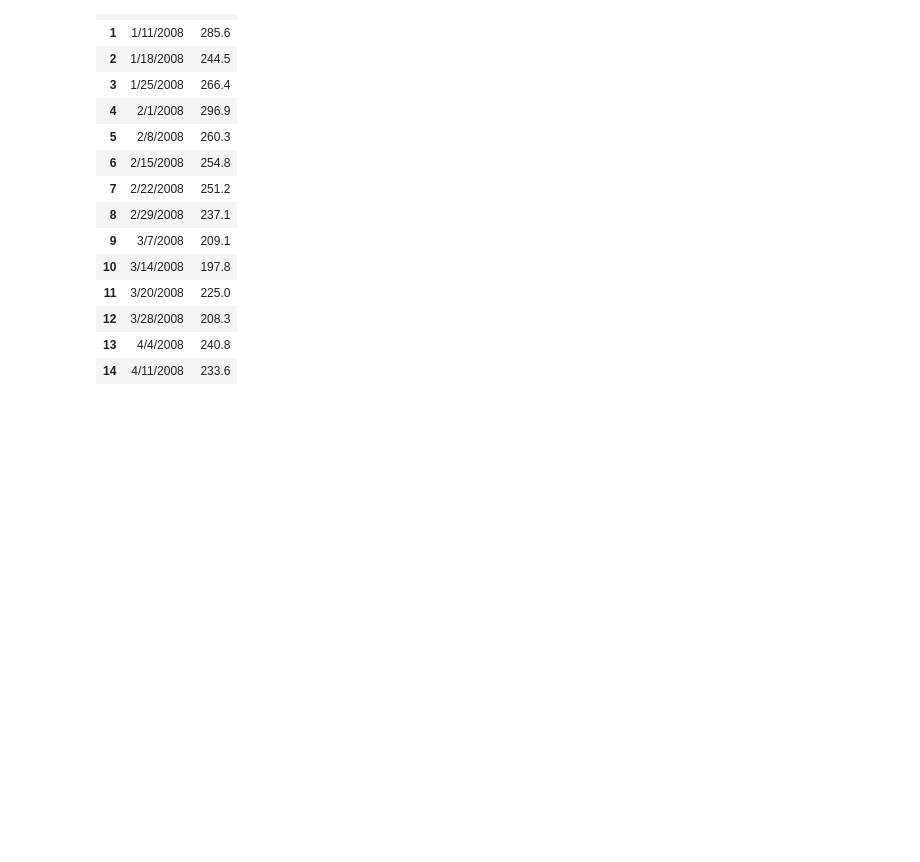
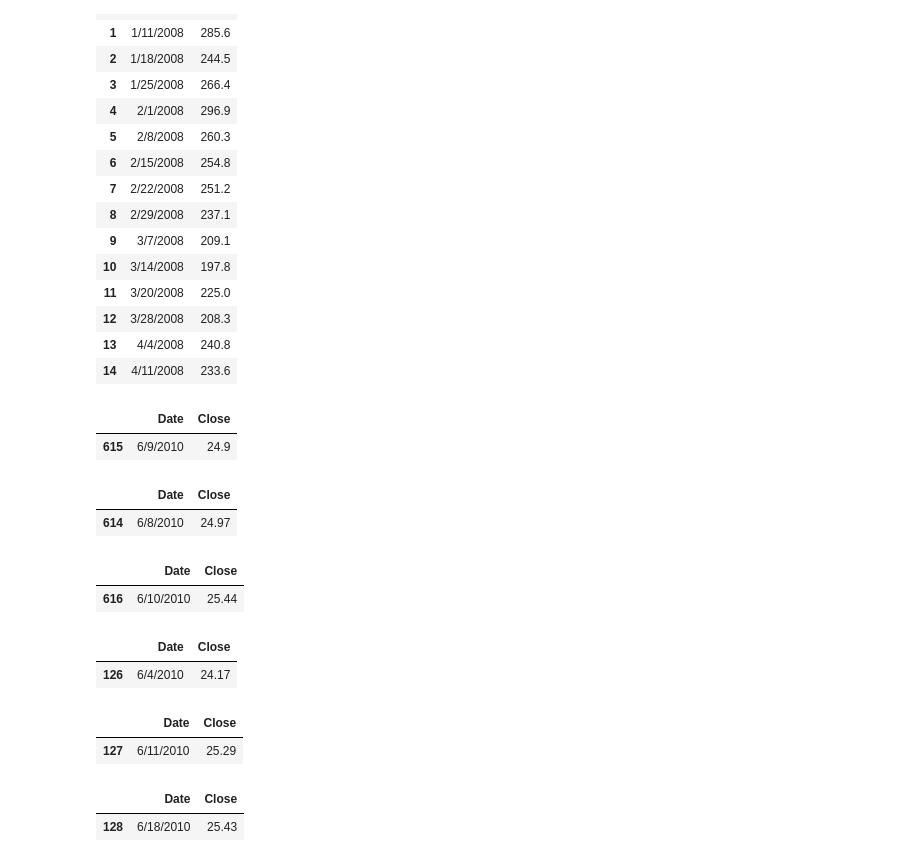
Before and after one commit to chaka37/Project1, a Jupyter notebook: notebooks/tempest.ipynb, the cells around one changed output. Drawn from its saved outputs; the diff is of its cells as text; code cells hidden in the pictures; blank space fills up the shorter version.

Commit message:
Slicing at&t stock data and citigroup data as well. Not quite finished. Felt the need to push.

```diff
--- a/notebooks/tempest.ipynb
+++ b/notebooks/tempest.ipynb
@@ -502,3 +503,45 @@ citi_weekly.head(15)
 | 12 | 3/28/2008 | 208.3 |
 | 13 | 4/4/2008 | 240.8 |
 | 14 | 4/11/2008 | 233.6 |
+# %%
+#locate date made public and call
+att_breach1 = att_daily.loc[att_daily["Date"] == "6/9/2010"]
+att_breach1
+# %% [output]
+|  | Date | Close |
+| 615 | 6/9/2010 | 24.9 |
+# %%
+# closing price of day before breach announcement
+att_breach1_b4 = att_daily.loc[att_daily["Date"] == "6/8/2010"]
+att_breach1_b4
+# %% [output]
+|  | Date | Close |
+| 614 | 6/8/2010 | 24.97 |
+# %%
+#closing price of day after breach announcement
+att_breach1_after = att_daily.loc[att_daily["Date"] == "6/10/2010"]
+att_breach1_after
+# %% [output]
+|  | Date | Close |
+| 616 | 6/10/2010 | 25.44 |
+# %%
+# closing price friday week before data breach
+att_wkb4_close = att_weekly.loc[att_weekly["Date"] == "6/4/2010"]
+att_wkb4_close
+# %% [output]
+|  | Date | Close |
+| 126 | 6/4/2010 | 24.17 |
+# %%
+# closing price friday the week of data breach made public
+att_wkof_close = att_weekly.loc[att_weekly["Date"] == "6/11/2010"]
+att_wkof_close
+# %% [output]
+|  | Date | Close |
+| 127 | 6/11/2010 | 25.29 |
+# %%
+# closing price friday week after data breach went public
+att_wkaft_close = att_weekly.loc[att_weekly["Date"] == "6/18/2010"]
+att_wkaft_close
+# %% [output]
+|  | Date | Close |
+| 128 | 6/18/2010 | 25.43 |
```
Also changed, not shown: parts of 10 cells of this notebook, 5 other files.
